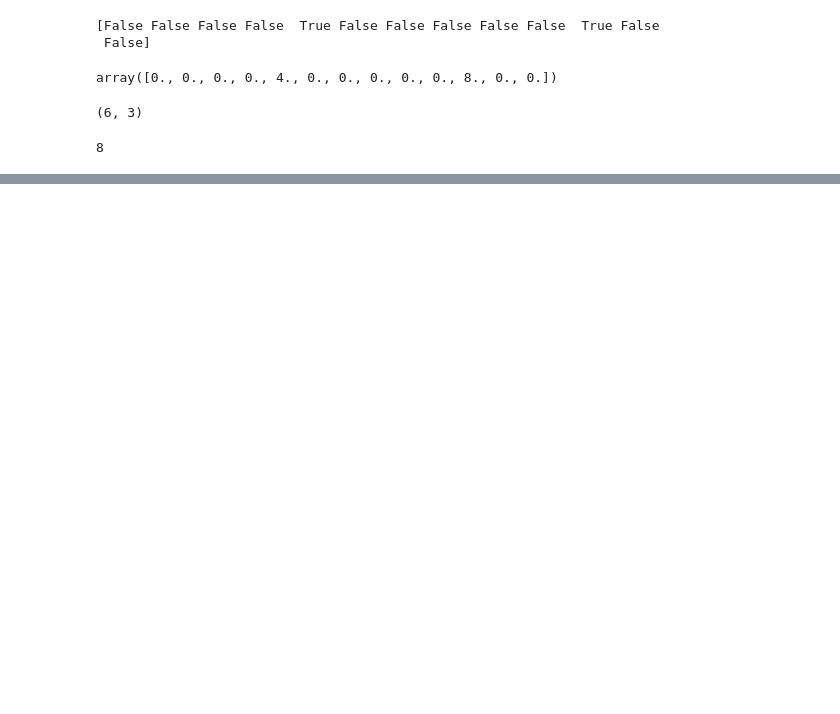
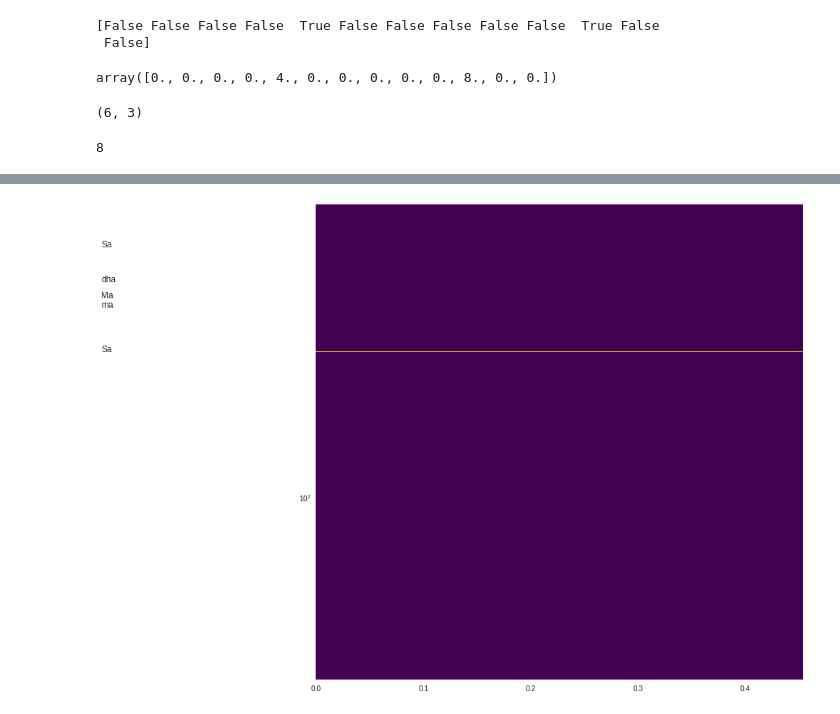
Before and after one commit to tandav/spectrogram, a Jupyter notebook: custom_fft_low_freqs.ipynb, the cells around one changed output, grey strips where cells are left out. Cells and saved outputs as stored; diff of their text form; code cells hidden in the pictures; blank space fills up the shorter version.

```diff
--- a/custom_fft_low_freqs.ipynb
+++ b/custom_fft_low_freqs.ipynb
@@ -180,0 +261,28 @@ x[-2]
+# %%
+t_for_spectrogram = np.linspace(0, N/rate, j)
+T, F = np.meshgrid(t_for_spectrogram, f)
+
+spec_filtered = np.copy(spectrogram.T)
+# spec_filtered = np.clip(spectrogram.T, 0, 10000)
+# spec_filtered = 20 * np.log10(spec_filtered)
+# print(T.shape, F.shape, spec_filtered.shape)
+# spec_filtered[spec_filtered < 2000000] = 0
+
+plt.pcolormesh(T, F, spec_filtered, cmap='viridis')
+
+freqlines = np.array([261, 350, 372, 415, 522])
+plt.semilogy()
+# plt.hlines(freqlines, xmin=0, xmax=N/rate, linewidth=0.1, color='w', label='Sa')
+
+plt.text(-0.2, 261, 'Sa', fontsize=12)
+plt.text(-0.2, 350, 'ma', fontsize=12)
+plt.text(-0.2, 372, 'Ma', fontsize=12)
+plt.text(-0.2, 415, 'dha', fontsize=12)
+plt.text(-0.2, 522, 'Sa', fontsize=12)
+
+# plt.hlines(f, xmin=0, xmax=400, linewidth=1, color='w')
+# plt.axhline(y=261, linewidth=1, color='w')
+plt.grid(False)
+plt.show()
+# %% [output]
+[figure, added]
```
Also changed, not shown: parts of 10 cells of this notebook.
